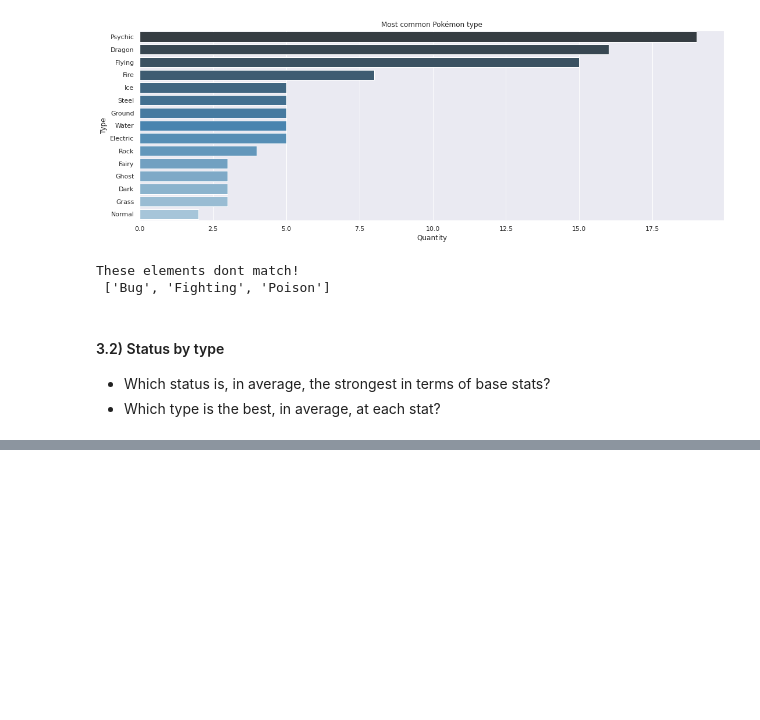
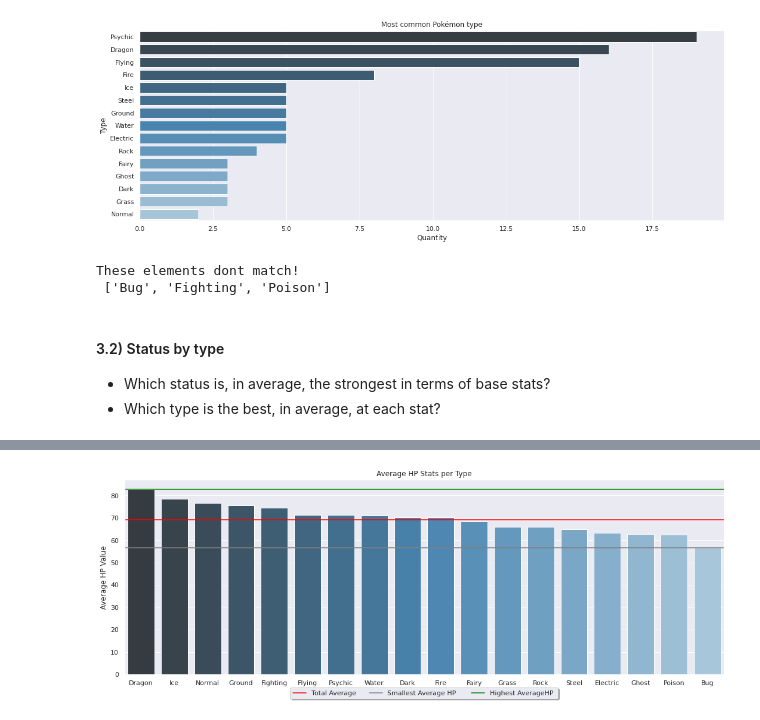
Before and after one commit to rpdieego/IndigoTortoise-pkmn-notebooks, a Jupyter notebook: IndigoTortoise_pkmn.ipynb, the cells around one changed output, grey strips where cells are left out. Cells and saved outputs as stored; diff of their text form; code cells hidden in the pictures; blank space fills up the shorter version.

```diff
--- a/IndigoTortoise_pkmn.ipynb
+++ b/IndigoTortoise_pkmn.ipynb
@@ -394,6 +394,46 @@ def average_stats_per_type(type_list, stats_list):
     avg_status.append(avg_status_type)
 
   return avg_status
+# %%
+def average_stat_type_plot(avg_types_stats, stat_list, type_list, avg_status, stat):
+  '''
+  INPUT (avg_types_stats) - List containing one list per pokemon type, where
+                            each list contains the average value of each stat
+                            for that specific pokemon type
+        (stat_list) - List of all pokemon stats
+        (type_list) - List of all pokemon types
+        (avg_status) - Average value of each status considering the whole pokemon
+                       set
+        (stat) - Integer value indication which status of stat_list shall be
+                 plotted
+
+  OUTPUT - none
+
+  This function plots a bargraph of average values of the inputed stat for
+  all the pokemon types, and highlight with a red line the general average value
+  for that stat
+
+  '''
+
+  avg_list_stat = []
+  for i in range(len(avg_types_stats)):
+    stat_value = avg_types_stats[i][stat]
+    avg_list_stat.append((types_list[i],stat_value))
+
+  # sort values
+  avg_list_stat.sort(key=lambda x: x[1], reverse=True)
+
+  plt.figure(figsize =(18,6));
+  plt.title('Average {} Stats per Type'.format(stat_list[stat]));
+  plt.xlabel('Type')
+  plt.ylabel('Average {} Value'.format(stat_list[stat]))
+  sns.barplot(x=[i[0] for i in avg_list_stat], y=[i[1] for i in avg_list_stat], palette = "Blues_d");
+  plt.axhline(avg_status[stat], c='red', label='Total Average');
+  plt.axhline(avg_list_stat[-1][1], c='gray', label='Smallest Average {} '.format(stat_list[stat]));
+  plt.axhline(avg_list_stat[0][1], c='green', label='Highest Average{} '.format(stat_list[stat]));
+  # Put a legend below current axis
+  plt.legend(loc='upper center', bbox_to_anchor=(0.5, -0.05),
+        fancybox=True, shadow=True, ncol=3)
 # %%
 #List of all stats
 stats_list = ['HP', 'Attack', 'Defense', 'Sp. Atk', 'Sp. Def', 'Speed']
@@ -414,0 +456,5 @@ pkmn_df.head()
+# %%
+# Average HP per type
+average_stat_type_plot(avg_types_stats, stats_list, types_list, avg_status, 0 )
+# %% [output]
+[figure, added]
```
Also changed, not shown: parts of 9 cells of this notebook.
